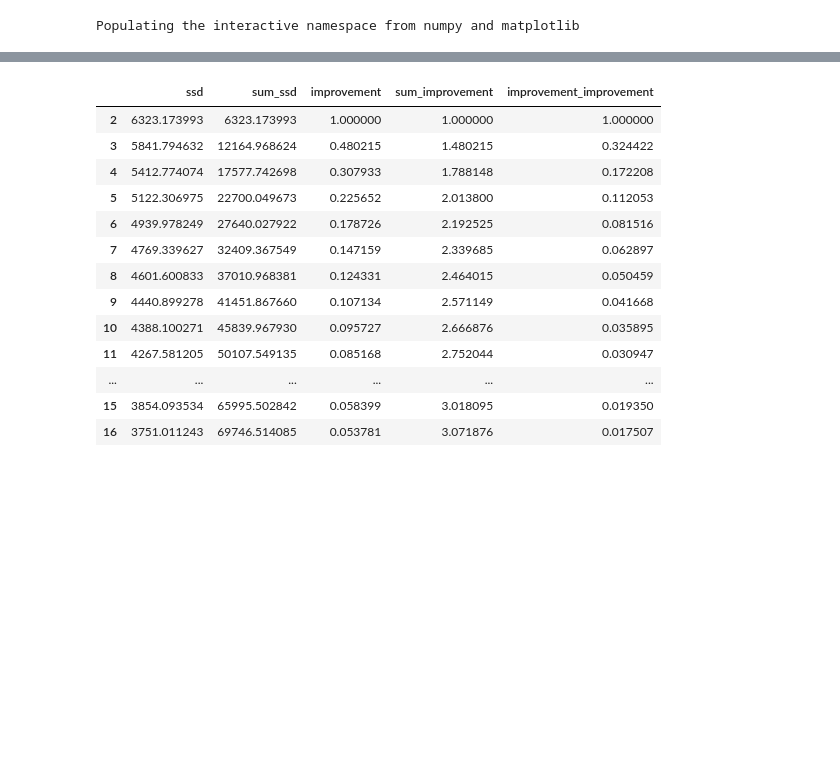
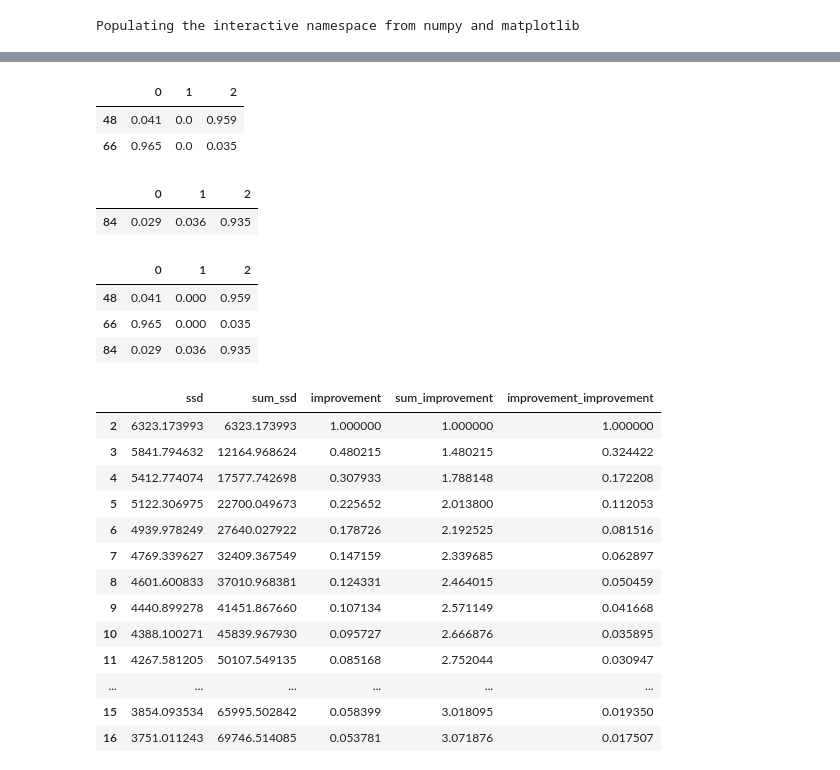
Before and after one commit to vincefav/misc-notebooks, a Jupyter notebook: interests.ipynb, the cells around one changed output, grey strips where cells are left out. Drawn from its saved outputs; the diff is of its cells as text; code cells hidden in the pictures; blank space fills up the shorter version.

Commit message:
feat: add gaussian mixture

```diff
--- a/interests.ipynb
+++ b/interests.ipynb
@@ -163,3 +183,30 @@ sils
+# %%
+from sklearn.mixture import GaussianMixture
+
+gm = GaussianMixture(n_components=3).fit(X)
+preds = gm.predict_proba(X)
+preds = pd.DataFrame(preds)
+preds[0] = round(preds[0], 3)
+preds[1] = round(preds[1], 3)
+preds[2] = round(preds[2], 3)
+# %%
+preds[(preds[0] > .03) & (preds[0] < .97)]
+# %% [output]
+|  | 0 | 1 | 2 |
+| 48 | 0.041 | 0.0 | 0.959 |
+| 66 | 0.965 | 0.0 | 0.035 |
+# %%
+preds[(preds[1] > .03) & (preds[1] < .97)]
+# %% [output]
+|  | 0 | 1 | 2 |
+| 84 | 0.029 | 0.036 | 0.935 |
+# %%
+preds[(preds[2] > .03) & (preds[2] < .97)]
+# %% [output]
+|  | 0 | 1 | 2 |
+| 48 | 0.041 | 0.000 | 0.959 |
+| 66 | 0.965 | 0.000 | 0.035 |
+| 84 | 0.029 | 0.036 | 0.935 |
 # %%
 nice = data[(data.niceness > 12) | (data.im_shy == 7)].copy()
 
```
Also changed, not shown: parts of 6 cells of this notebook.
